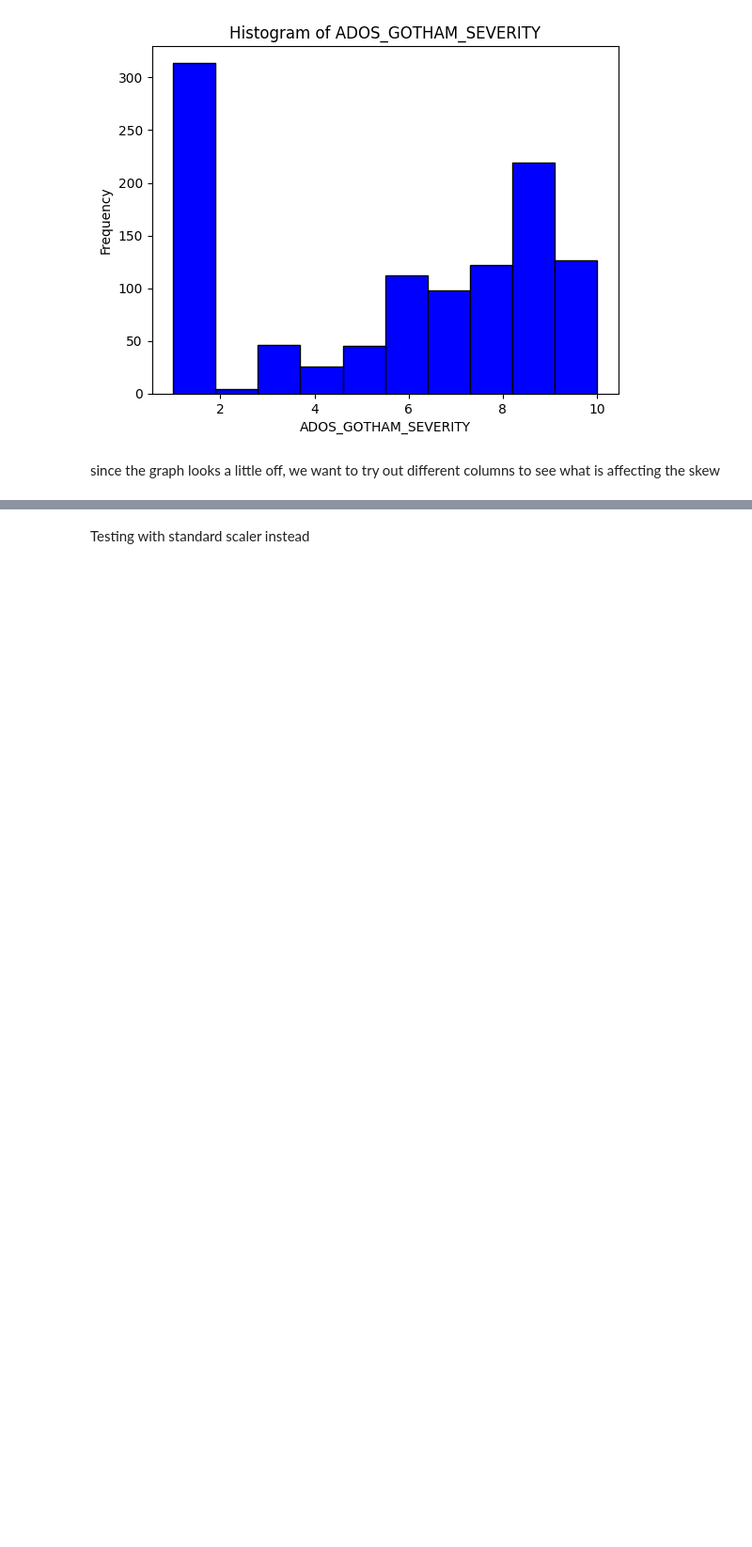
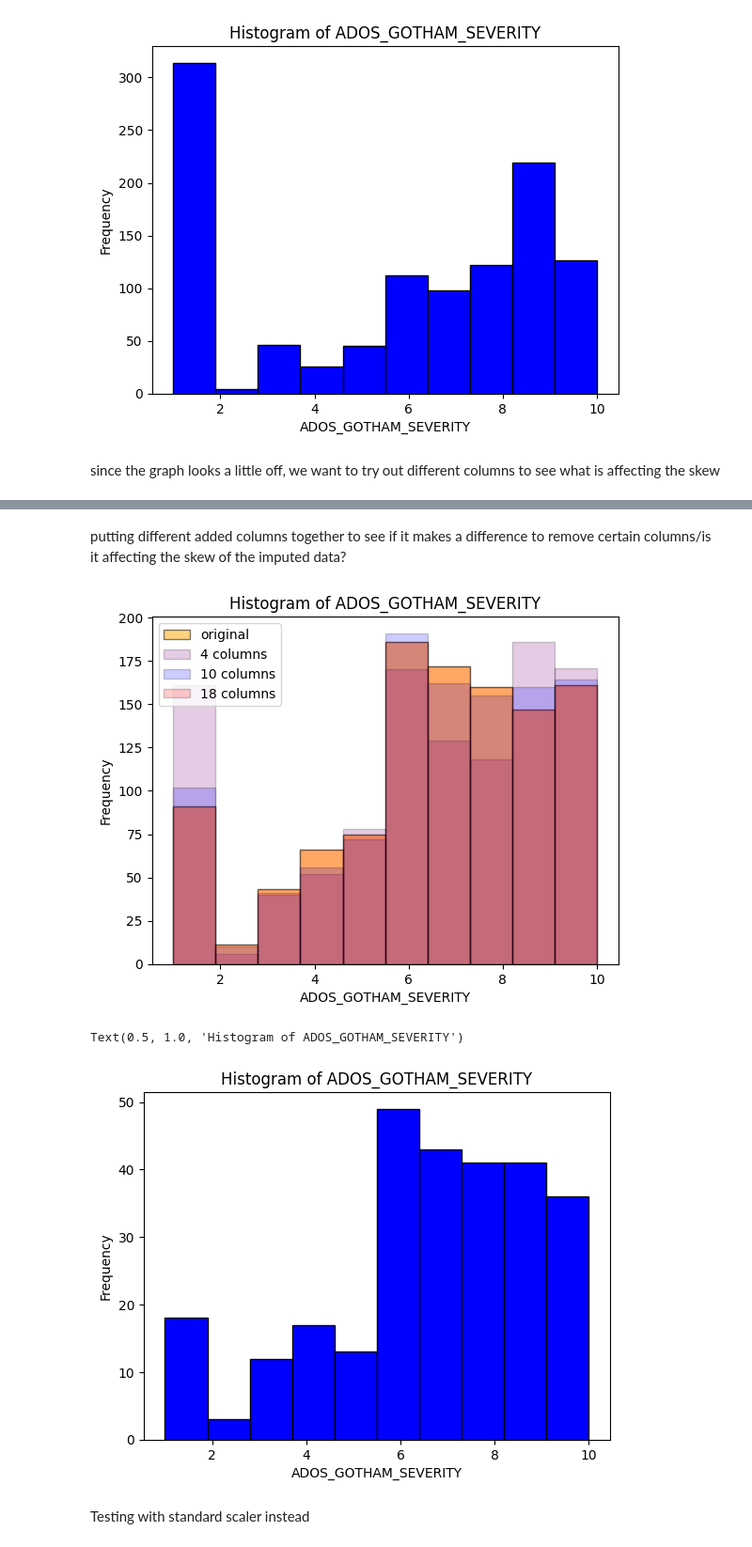
Before and after one commit to allison2368/Autism-Brain-Imaging-Data-Exchange-ABIDE-, a Jupyter notebook: knn.ipynb, the cells around one changed output, grey strips where cells are left out. Shown at 94% size. Drawn from its saved outputs; the diff is of its cells as text; code cells hidden in the pictures; blank space fills up the shorter version.

```diff
--- a/knn.ipynb
+++ b/knn.ipynb
@@ -623,3 +689,40 @@ Name: ADOS_GOTHAM_SEVERITY, dtype: float64
+# %% [markdown]
+putting different added columns together to see if it makes a difference to remove certain columns/is it affecting the skew of the imputed data?
+# %%
+import matplotlib.pyplot as plt
+
+# Plot first histogram
+plt.hist(imputed_df_scaled['ADOS_GOTHAM_SEVERITY'], bins=10, color='orange', edgecolor='black', alpha=0.5, label='original')
+# Plot second histogram overlaid on the first
+plt.hist(imputed_df_scaled_4['ADOS_GOTHAM_SEVERITY'], bins=10, color='purple', edgecolor='black', alpha=0.2, label='4 columns')
+
+# Plot second histogram overlaid on the first
+plt.hist(imputed_df_scaled_10['ADOS_GOTHAM_SEVERITY'], bins=10, color='blue', edgecolor='black', alpha=0.2, label='10 columns')
+
+# Plot second histogram overlaid on the first
+plt.hist(imputed_df_scaled_18['ADOS_GOTHAM_SEVERITY'], bins=10, color='red', edgecolor='black', alpha=0.2, label='18 columns')
+
+# Add labels and title
+plt.xlabel('ADOS_GOTHAM_SEVERITY')
+plt.ylabel('Frequency')
+plt.title('Histogram of ADOS_GOTHAM_SEVERITY')
+plt.legend()
+
+# Show plot
+plt.show()
+
+# Plot histogram
+plt.hist(ados_gotham_severity_df['ADOS_GOTHAM_SEVERITY'], bins=10, color='blue', edgecolor='black')
+
+
+# Add labels and title
+plt.xlabel('ADOS_GOTHAM_SEVERITY')
+plt.ylabel('Frequency')
+plt.title('Histogram of ADOS_GOTHAM_SEVERITY')
+# %% [output]
+[figure, added]
+Text(0.5, 1.0, 'Histogram of ADOS_GOTHAM_SEVERITY')
+[figure, added]
 # %% [markdown]
 Testing with standard scaler instead
 # %%
```
Also changed, not shown: parts of 7 cells of this notebook.
